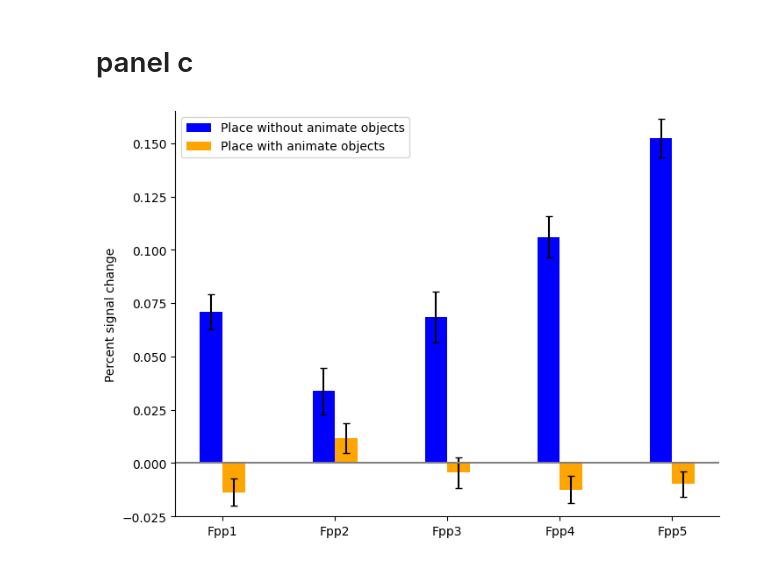
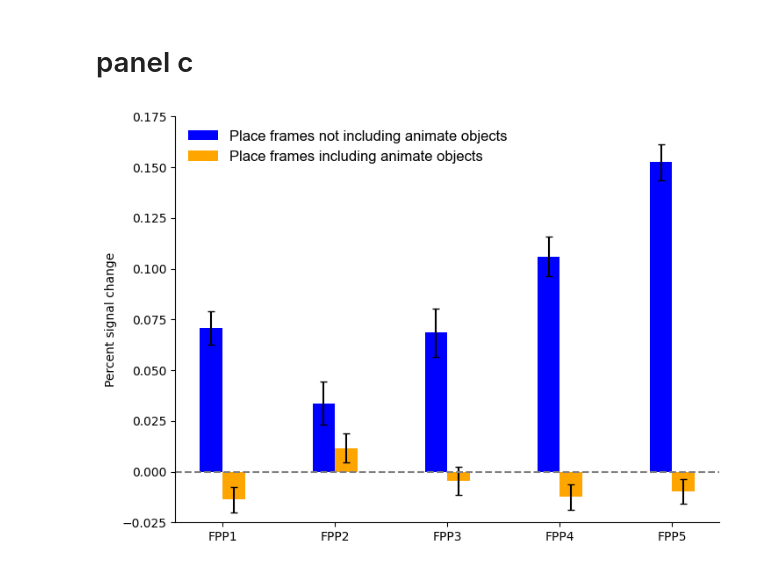
Before and after one commit to RozaHamidi/FPP_Detection_CorticalCartographyLabAnalysis, a Jupyter notebook: Figure4_analysis/Frames_barplot.ipynb, the cells around one changed output. Cells and saved outputs as stored; diff of their text form; code cells hidden in the pictures.

Commit message:
plot updated

```diff
--- a/Figure4_analysis/Frames_barplot.ipynb
+++ b/Figure4_analysis/Frames_barplot.ipynb
@@ -193,21 +193,28 @@ plt.show()
 # %%
 fig, ax = plt.subplots(figsize=(8, 6))
 width = 0.2
 
-bars1_1 = ax.bar(np.arange(5) - width/2, Mean_FPPs_P_AFB, width, yerr=SEM_FPPs_P_AFB, capsize=3, label='Place without animate objects', color='blue')
-bars1_2 = ax.bar(np.arange(5) + width/2, Mean_FPPs_PAFB, width, yerr=SEM_FPPs_PAFB, capsize=3, label='Place with animate objects', color='orange')
+plt.rcParams['font.size'] = 12
+plt.rcParams['font.family'] = 'arial'
+
+bars1_1 = ax.bar(np.arange(5) - width/2, Mean_FPPs_P_AFB, width, yerr=SEM_FPPs_P_AFB, capsize=3, label='Place frames not including animate objects', color='blue')
+bars1_2 = ax.bar(np.arange(5) + width/2, Mean_FPPs_PAFB, width, yerr=SEM_FPPs_PAFB, capsize=3, label='Place frames including animate objects', color='orange')
 
 ax.set_xticks(np.arange(5))
-ax.set_xticklabels(['Fpp1', 'Fpp2', 'Fpp3', 'Fpp4', 'Fpp5'])
-plt.ylim(-0.025, 0.165)
-plt.yticks(np.arange(-0.025, 0.16, 0.025))
+ax.set_xticklabels(['FPP1', 'FPP2', 'FPP3', 'FPP4', 'FPP5'])
+plt.ylim(-0.025, 0.175)
+plt.yticks(np.arange(-0.025, 0.18, 0.025))
 # ax.set_xlabel('FPPS')
 ax.set_ylabel('Percent signal change')
+
 # ax.set_title('comparing frames with place (considering animal as animate)')
-plt.axhline(0, color='gray', linestyle='-')
-plt.legend()
+plt.axhline(0, color='gray', linestyle='--')
+plt.legend(frameon=False)
 ax.spines['top'].set_visible(False)
 ax.spines['right'].set_visible(False)
 # plt.box(False)
+plt.savefig('E:/FPP_files_and_codes/Figures/Figure4_files/Row3/frames_barplot.png', dpi=600, bbox_inches='tight')
+
+plt.show()
 # %% [output]
-[figure, old version]
+[figure, new version]
```
Also changed, not shown: parts of 1 cell of this notebook.
